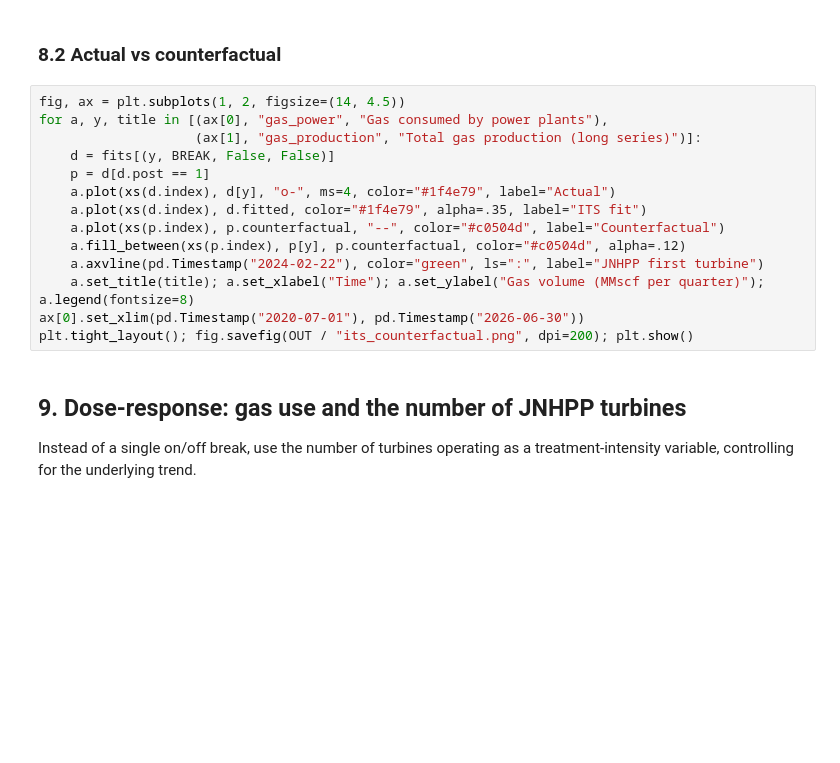
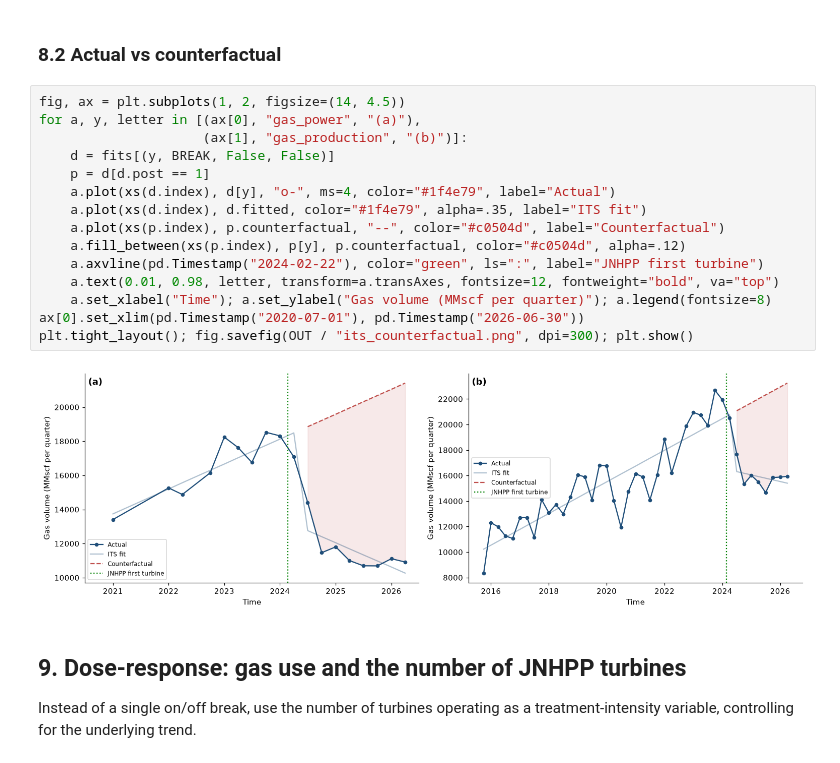
Before and after one commit to AbbotAntony/tanzania-gas-hydro-displacement, a Jupyter notebook: hydro_displacement_its.ipynb, the cells around one changed output. Saved outputs shown, nothing was run; the diff lists cells and outputs as text; blank space fills up the shorter version.

```diff
--- a/hydro_displacement_its.ipynb
+++ b/hydro_displacement_its.ipynb
@@ -248,18 +343,21 @@ its_table.style.format({"level_shift": "{:,.3f}", "slope_change": "{:,.3f}", "p_
 ### 8.2 Actual vs counterfactual
 # %%
 fig, ax = plt.subplots(1, 2, figsize=(14, 4.5))
-for a, y, title in [(ax[0], "gas_power", "Gas consumed by power plants"),
-                    (ax[1], "gas_production", "Total gas production (long series)")]:
+for a, y, letter in [(ax[0], "gas_power", "(a)"),
+                     (ax[1], "gas_production", "(b)")]:
     d = fits[(y, BREAK, False, False)]
     p = d[d.post == 1]
     a.plot(xs(d.index), d[y], "o-", ms=4, color="#1f4e79", label="Actual")
     a.plot(xs(d.index), d.fitted, color="#1f4e79", alpha=.35, label="ITS fit")
     a.plot(xs(p.index), p.counterfactual, "--", color="#c0504d", label="Counterfactual")
     a.fill_between(xs(p.index), p[y], p.counterfactual, color="#c0504d", alpha=.12)
     a.axvline(pd.Timestamp("2024-02-22"), color="green", ls=":", label="JNHPP first turbine")
-    a.set_title(title); a.set_xlabel("Time"); a.set_ylabel("Gas volume (MMscf per quarter)"); a.legend(fontsize=8)
+    a.text(0.01, 0.98, letter, transform=a.transAxes, fontsize=12, fontweight="bold", va="top")
+    a.set_xlabel("Time"); a.set_ylabel("Gas volume (MMscf per quarter)"); a.legend(fontsize=8)
 ax[0].set_xlim(pd.Timestamp("2020-07-01"), pd.Timestamp("2026-06-30"))
-plt.tight_layout(); fig.savefig(OUT / "its_counterfactual.png", dpi=200); plt.show()
+plt.tight_layout(); fig.savefig(OUT / "its_counterfactual.png", dpi=300); plt.show()
+# %% [output]
+[figure, added]
 # %% [markdown]
 ## 9. Dose-response: gas use and the number of JNHPP turbines
 
```
Also changed, not shown: parts of 37 cells of this notebook.
